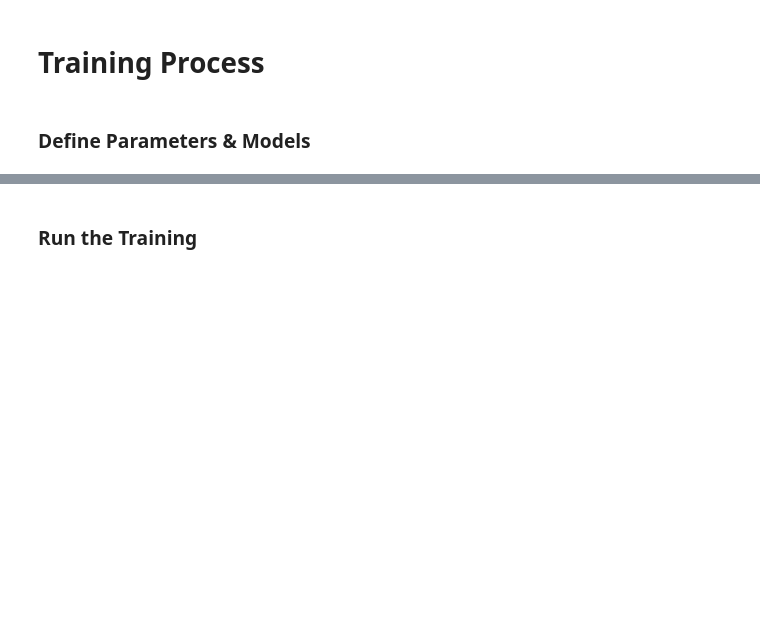
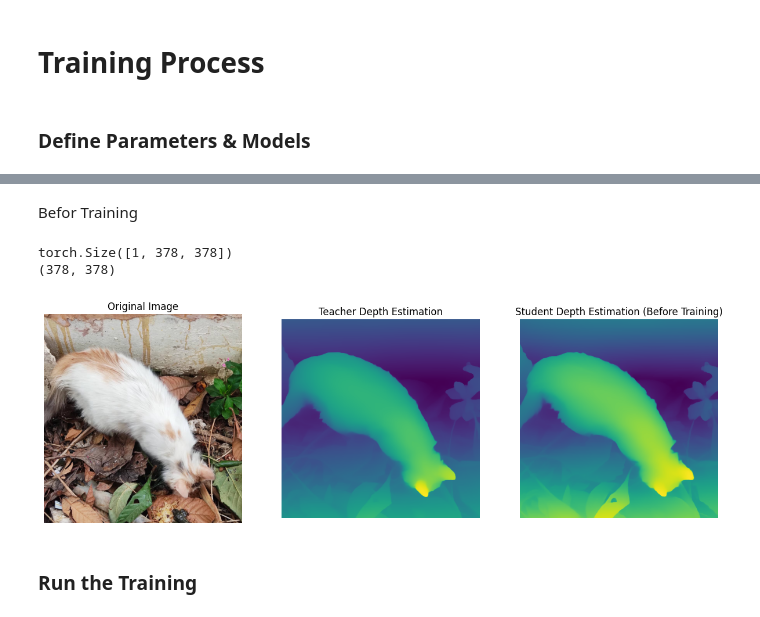
Before and after one commit to k3rnel-paN1c5/Delta, a Jupyter notebook: model/notebooks/Feature-BasedKD.ipynb, the cells around one changed output, grey strips where cells are left out. Drawn from its saved outputs; the diff is of its cells as text; code cells hidden in the pictures; blank space fills up the shorter version.

```diff
--- a/model/notebooks/Feature-BasedKD.ipynb
+++ b/model/notebooks/Feature-BasedKD.ipynb
@@ -185,30 +195,28 @@ device = torch.device("cuda" if torch.cuda.is_available() else "cpu")
 print(f"Using device: {device}")
 
     # Instantiate Teacher and Student models
-    # Make sure to set features_to_extract if you're using feature-based distillation
-teacher_feature_layers = [0, 2] # Example: Extract features after first conv and first relu
-student_feature_layers = [0, 2] # Example: Extract features after first conv and first relu
+teacher_feature_layers = [0, 2]
+student_feature_layers = [0, 2]
 
 # Load teacher model
 teacher = AutoModelForDepthEstimation.from_pretrained("depth-anything/Depth-Anything-V2-Large-hf", output_hidden_states=True).to("cuda")
 
 # Load student model
-student = AutoModelForDepthEstimation.from_pretrained("xingyang1/Distill-Any-Depth-Small-hf", output_hidden_states=True).to("cuda")
+student = AutoModelForDepthEstimation.from_pretrained("depth-anything/Depth-Anything-V2-Small-hf", output_hidden_states=True).to("cuda")
 
 # Enable gradient checkpointing for teacher and student
 teacher.gradient_checkpointing_enable()
 student.gradient_checkpointing_enable()
 
-    # Ensure you load the actual DepthAnythingV2 Large here
-    # For now, using dummy models
-teacher_model = DepthAnythingV2Teacher(teacher, features_to_extract=teacher_feature_layers).to(device)
-student_model = DistillAnyDepthStudent(student, features_to_extract=student_feature_layers).to(device)
+
+teacher_model = DepthModel(teacher, features_to_extract=teacher_feature_layers).to(device)
+student_model = DepthModel(student, features_to_extract=student_feature_layers).to(device)
 
     # Initialize optimizer for the student model
 student_optimizer = optim.Adam(student_model.parameters(), lr=1e-4)
 
     # Training parameters
-num_epochs = 5
+num_epochs = 30
 
     # Distillation LOss
     # Instantiate the custom loss function
@@ -233,3 +248,57 @@ unlabeled_dataloader = DataLoader(unlabeled_dataset, batch_size=5, shuffle=True,
+# %% [markdown]
+Befor Training
+# %%
+# Load image
+image_path = "/content/test.jpg"
+image = cv2.imread(image_path)
+image = cv2.cvtColor(image, cv2.COLOR_BGR2RGB)  # Convert to RGB
+
+input_tensor = transform(Image.fromarray(image)).unsqueeze(0).to("cuda")
+
+# Set models to evaluation mode
+teacher_model.eval() # Use the DepthModel instance
+student_model.eval() # Use the DepthModel instance
+
+
+with torch.no_grad():
+    # Student prediction (before training) using the DepthModel instance
+    student_output_before_tuple = student_model(input_tensor)
+    student_depth_before = student_output_before_tuple[0] # Access predicted_depth from the tuple
+    print(student_depth_before.shape)
+    student_depth_before_training = student_depth_before.squeeze().cpu().numpy()
+    print(student_depth_before_training.shape)
+
+    # Teacher prediction using the DepthModel instance
+    teacher_output_tuple = teacher_model(input_tensor)
+    teacher_depth = teacher_output_tuple[0] # Access predicted_depth from the tuple
+    teacher_depth = teacher_depth.squeeze().cpu().numpy()
+
+#Befor training
+plt.figure(figsize=(15, 5))
+
+# Original Image
+plt.subplot(1, 3, 1)
+plt.imshow(image)
+plt.title("Original Image")
+plt.axis("off")
+
+# Teacher Depth Map
+plt.subplot(1, 3, 2)
+plt.imshow(teacher_depth, cmap="viridis")
+plt.title("Teacher Depth Estimation")
+plt.axis("off")
+
+# Student Depth Map
+plt.subplot(1, 3, 3)
+plt.imshow(student_depth_before_training, cmap="viridis")
+plt.title("Student Depth Estimation (Before Training)")
+plt.axis("off")
+
+plt.show()
+# %% [output]
+torch.Size([1, 378, 378])
+(378, 378)
+[figure, added]
 # %% [markdown]
 ### Run the Training
 # %%
```
Also changed, not shown: parts of 5 cells of this notebook.
